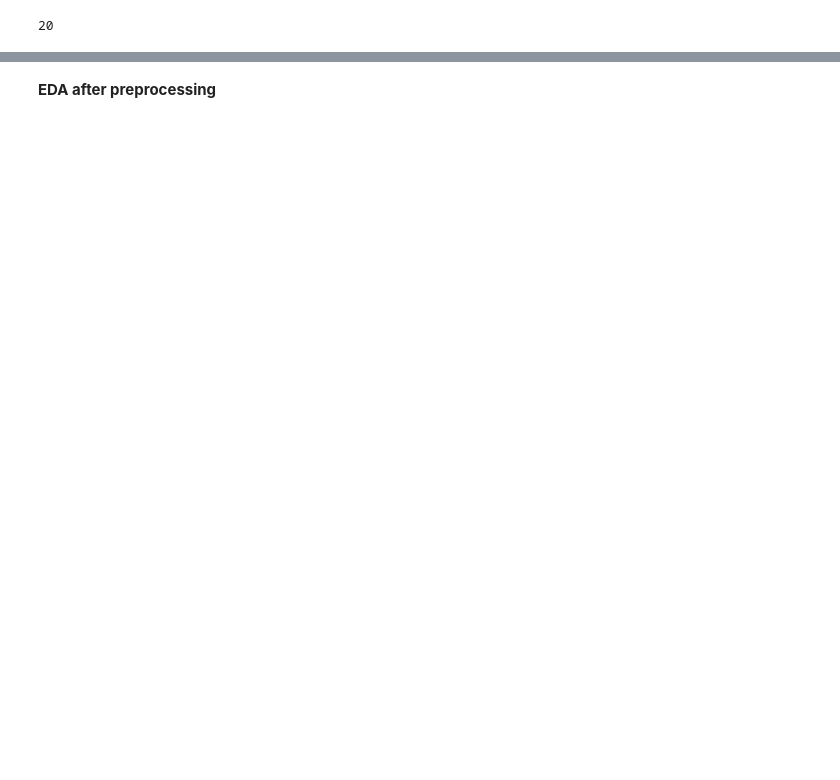
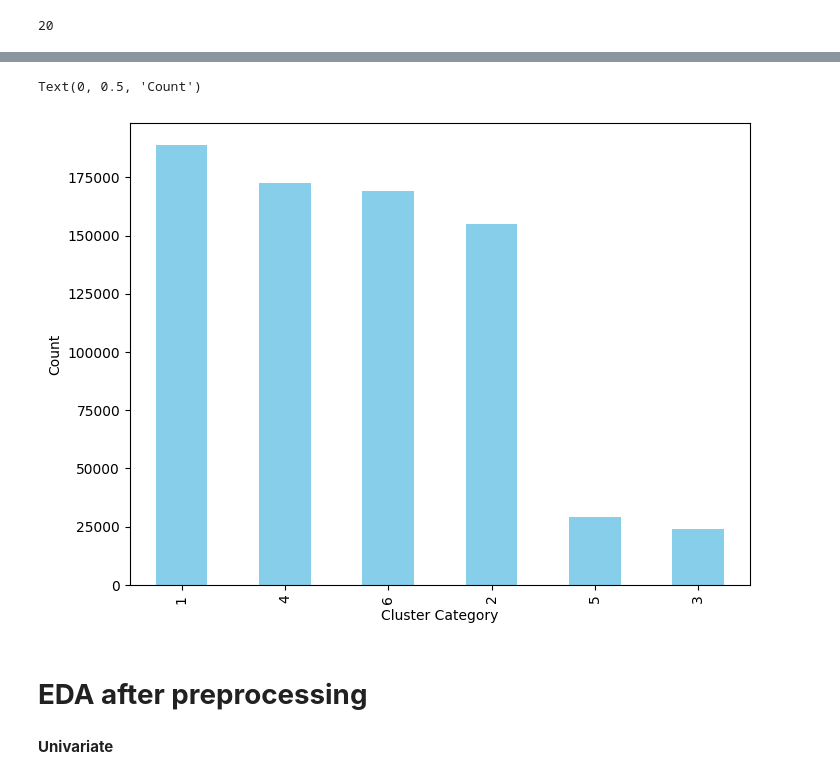
Before and after one commit to team-statstorm/dsplc2025, a Jupyter notebook: dsplc_1.ipynb, the cells around one changed output, grey strips where cells are left out. Saved outputs shown, nothing was run; the diff lists cells and outputs as text; code cells hidden in the pictures; blank space fills up the shorter version.

```diff
--- a/dsplc_1.ipynb
+++ b/dsplc_1.ipynb
@@ -544,11 +625,16 @@ df = df[~df['cluster_catgeory'].isin(['99', '6/', '95', '98', '100', '89'])]
 df['cluster_catgeory'] = df['cluster_catgeory'].str.replace('6\\', '6')
 # %%
 #bar graph for cluster catgeory
-cluster_counts = df_T['cluster_catgeory'].value_counts()
+cluster_counts = df['cluster_catgeory'].value_counts()
 plt.figure(figsize=(8, 6))
 cluster_counts.plot(kind='bar', color='skyblue')
 plt.xlabel('Cluster Category')
 plt.ylabel('Count')
+# %% [output]
+Text(0, 0.5, 'Count')
+[figure, added]
 # %% [markdown]
-**EDA after preprocessing**
+# **EDA after preprocessing**
+# %% [markdown]
+**Univariate**
 # %%
```
Also changed, not shown: parts of 36 cells of this notebook.
